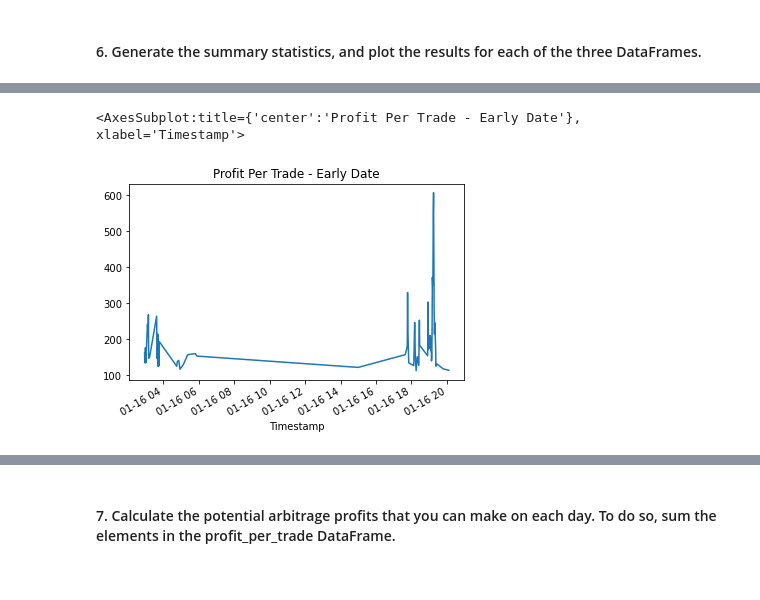
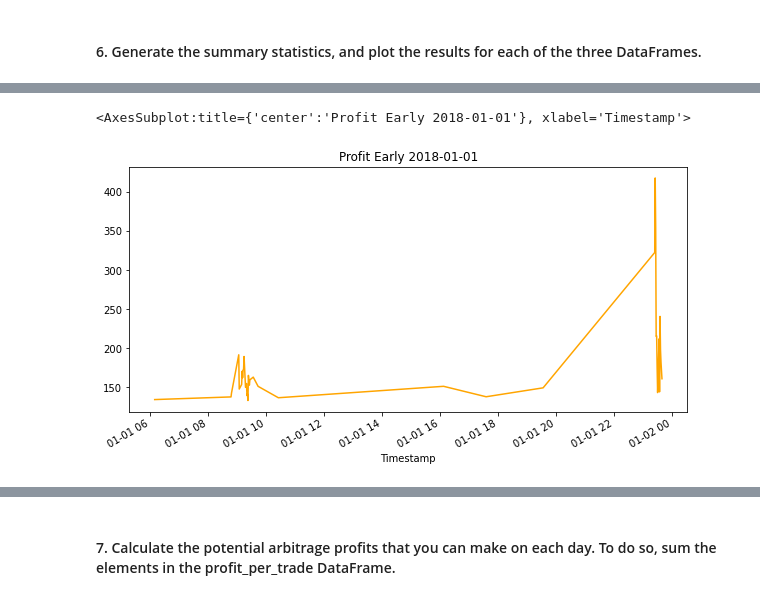
Before and after one commit to scottjmarler/Fintech-crypto_arbitrage, a Jupyter notebook: crypto_arbitrage.ipynb, the cells around one changed output, grey strips where cells are left out. Saved outputs shown, nothing was run; the diff lists cells and outputs as text; code cells hidden in the pictures.

```diff
--- a/crypto_arbitrage.ipynb
+++ b/crypto_arbitrage.ipynb
@@ -397,10 +410,10 @@ Calculate the potential profits for each date that you selected in the previous
 # %%
 # For the date early in the dataset, measure the arbitrage spread between the two exchanges
 # by subtracting the lower-priced exchange from the higher-priced one
-arbitrage_spread_early = bitstamp['Close'].loc['2018-01-01'] - coinbase['Close'].loc['2018-01-01']
+arbitrage_spread_early = coinbase['High'].loc['2018-01-01'] - bitstamp['Low'].loc['2018-01-01']
 # Create a profitable_trades DataFrame
-# Show only those trades where the spread_return is greater than 1% (.01)
-profitable_trades_early = arbitrage_spread_early[arbitrage_spread_early > .01]
+# Show only those trades where the spread_return is greater than (0)
+profitable_trades_early = arbitrage_spread_early[arbitrage_spread_early > 0]
 # Use a conditional statement to generate the summary statistics for each arbitrage_spread DataFrame
-arbitrage_spread_early.describe()
+profitable_trades_early.describe()
 # %% [output]
@@ -446,7 +459,7 @@ Name: Close, dtype: float64
 # %%
 # For the date early in the dataset, calculate the spread returns by dividing the instances when the arbitrage spread is positive (> 0)
 # by the price of Bitcoin from the exchange you are buying on (the lower-priced exchange).
-spread_return_early = arbitrage_spread_early[arbitrage_spread_early>0] / coinbase['Close'].loc['2018-01-01']
+spread_return_early = arbitrage_spread_early[arbitrage_spread_early>0] / bitstamp['Close'].loc['2018-01-01']
 # Review the spread return DataFrame
 spread_return_early
 # %% [output]
@@ -565,12 +588,13 @@ Name: Close, dtype: float64
 # %%
 # For the date early in the dataset, calculate the potential profit per trade in dollars
 # Multiply the profitable trades by the cost of the Bitcoin that was purchased
-profit_early = # YOUR CODE HERE
+profit_early = profitable_trades_early * coinbase['Close'].loc['2018-01-01']
 
 # Drop any missing values from the profit DataFrame
-profit_per_trade_early = # YOUR CODE HERE
+profit_early = profit_early.dropna()
+# YOUR CODE HERE
 
 # View the early profit DataFrame
-# YOUR CODE HERE
+profit_early
 # %% [output]
 Timestamp
@@ -604,6 +675,6 @@ Name: Close, dtype: float64
 # %%
 # Plot the results for the early profit per trade DataFrame
-# YOUR CODE HERE
+profit_early.plot(figsize=(10,5), title="Profit Early 2018-01-01", color="orange")
 # %% [output]
-<AxesSubplot:title={'center':'Profit Per Trade - Early Date'}, xlabel='Timestamp'>
+<AxesSubplot:title={'center':'Profit Early 2018-01-01'}, xlabel='Timestamp'>
-[figure, old version]
+[figure, new version]
```
Also changed, not shown: parts of 46 cells of this notebook.
